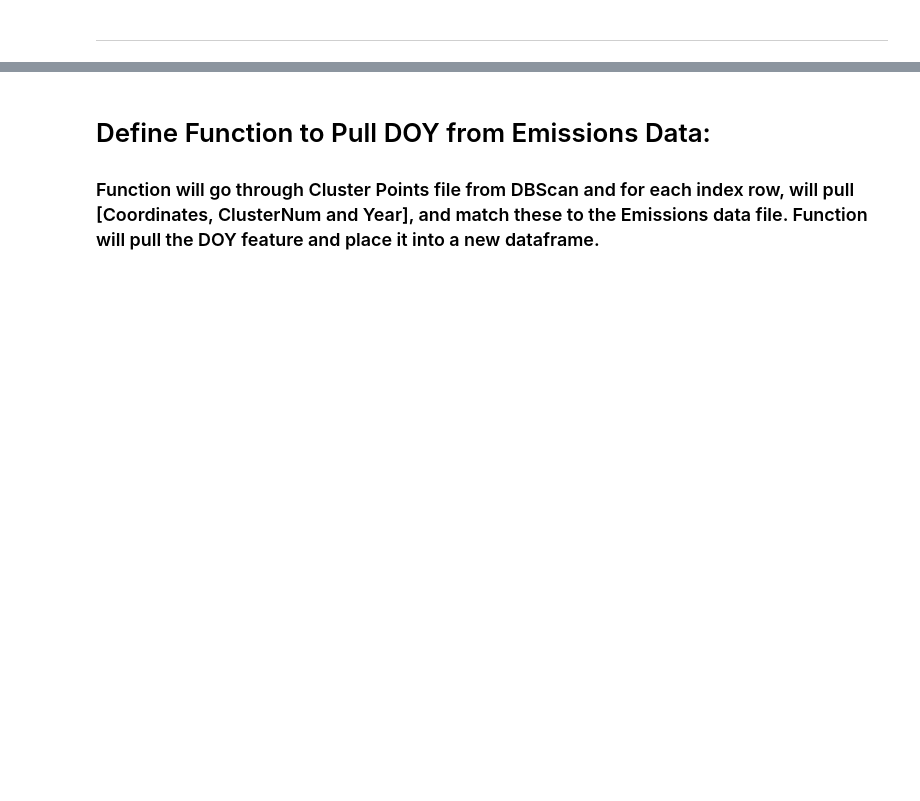
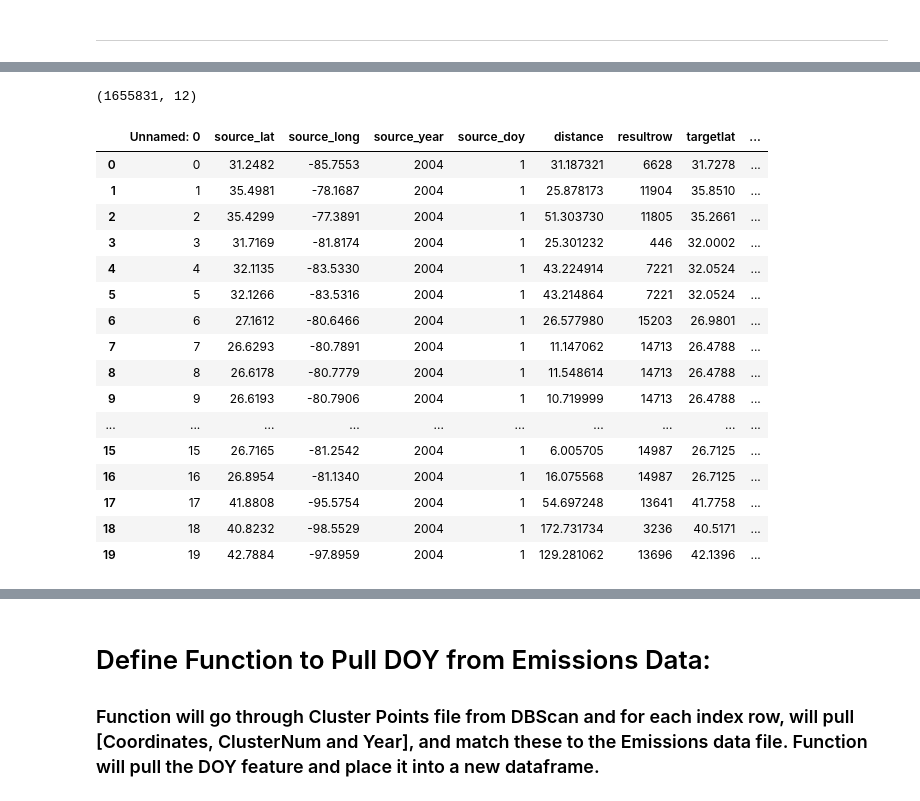
Before and after one commit to NahidGithub/Predicting-Wildfires, a Jupyter notebook: experimental code/DetermineDateRangebyCluster.ipynb, the cells around one changed output, grey strips where cells are left out. Cells and saved outputs as stored; diff of their text form; code cells hidden in the pictures; blank space fills up the shorter version.

```diff
--- a/experimental code/DetermineDateRangebyCluster.ipynb
+++ b/experimental code/DetermineDateRangebyCluster.ipynb
@@ -69,0 +129,3 @@ print(tempCNmax)
+# %%
+# Load NASA M6 Data where the Cluster Ref from Emissions has been tagged.
+NASA_M6_Cluster = pd.read_csv('/Users/AlfHaugen/Python/Wildfire_Data/FireExports/NASA-to-ClustserRef/NASA_M6_ClusterRef_0315.csv')
@@ -69,0 +199,22 @@ print(tempCNmax)
+# %%
+print(NASA_M6_Cluster.shape)
+NASA_M6_Cluster.head(20)
+# %% [output]
+(1655831, 12)
+|  | Unnamed: 0 | source_lat | source_long | source_year | source_doy | distance | resultrow | targetlat | ... |
+| 0 | 0 | 31.2482 | -85.7553 | 2004 | 1 | 31.187321 | 6628 | 31.7278 | ... |
+| 1 | 1 | 35.4981 | -78.1687 | 2004 | 1 | 25.878173 | 11904 | 35.8510 | ... |
+| 2 | 2 | 35.4299 | -77.3891 | 2004 | 1 | 51.303730 | 11805 | 35.2661 | ... |
+| 3 | 3 | 31.7169 | -81.8174 | 2004 | 1 | 25.301232 | 446 | 32.0002 | ... |
+| 4 | 4 | 32.1135 | -83.5330 | 2004 | 1 | 43.224914 | 7221 | 32.0524 | ... |
+| 5 | 5 | 32.1266 | -83.5316 | 2004 | 1 | 43.214864 | 7221 | 32.0524 | ... |
+| 6 | 6 | 27.1612 | -80.6466 | 2004 | 1 | 26.577980 | 15203 | 26.9801 | ... |
+| 7 | 7 | 26.6293 | -80.7891 | 2004 | 1 | 11.147062 | 14713 | 26.4788 | ... |
+| 8 | 8 | 26.6178 | -80.7779 | 2004 | 1 | 11.548614 | 14713 | 26.4788 | ... |
+| 9 | 9 | 26.6193 | -80.7906 | 2004 | 1 | 10.719999 | 14713 | 26.4788 | ... |
+| ... | ... | ... | ... | ... | ... | ... | ... | ... | ... |
+| 15 | 15 | 26.7165 | -81.2542 | 2004 | 1 | 6.005705 | 14987 | 26.7125 | ... |
+| 16 | 16 | 26.8954 | -81.1340 | 2004 | 1 | 16.075568 | 14987 | 26.7125 | ... |
+| 17 | 17 | 41.8808 | -95.5754 | 2004 | 1 | 54.697248 | 13641 | 41.7758 | ... |
+| 18 | 18 | 40.8232 | -98.5529 | 2004 | 1 | 172.731734 | 3236 | 40.5171 | ... |
+| 19 | 19 | 42.7884 | -97.8959 | 2004 | 1 | 129.281062 | 13696 | 42.1396 | ... |
```
Also changed, not shown: parts of 97 cells of this notebook.
